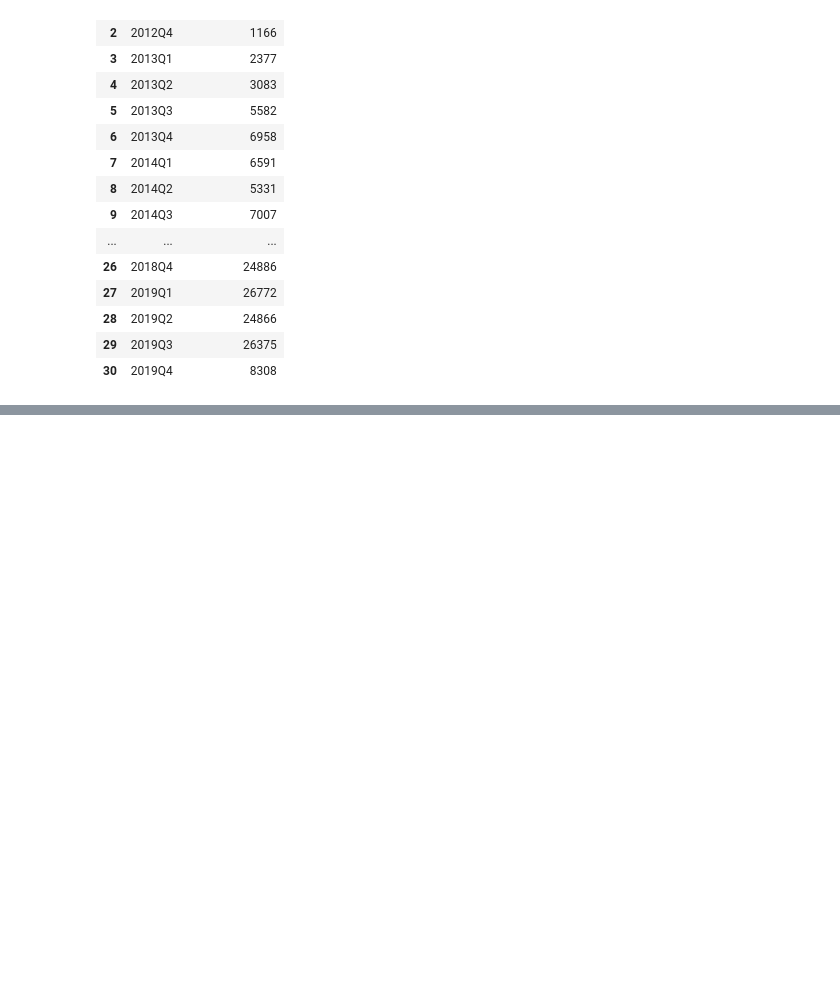
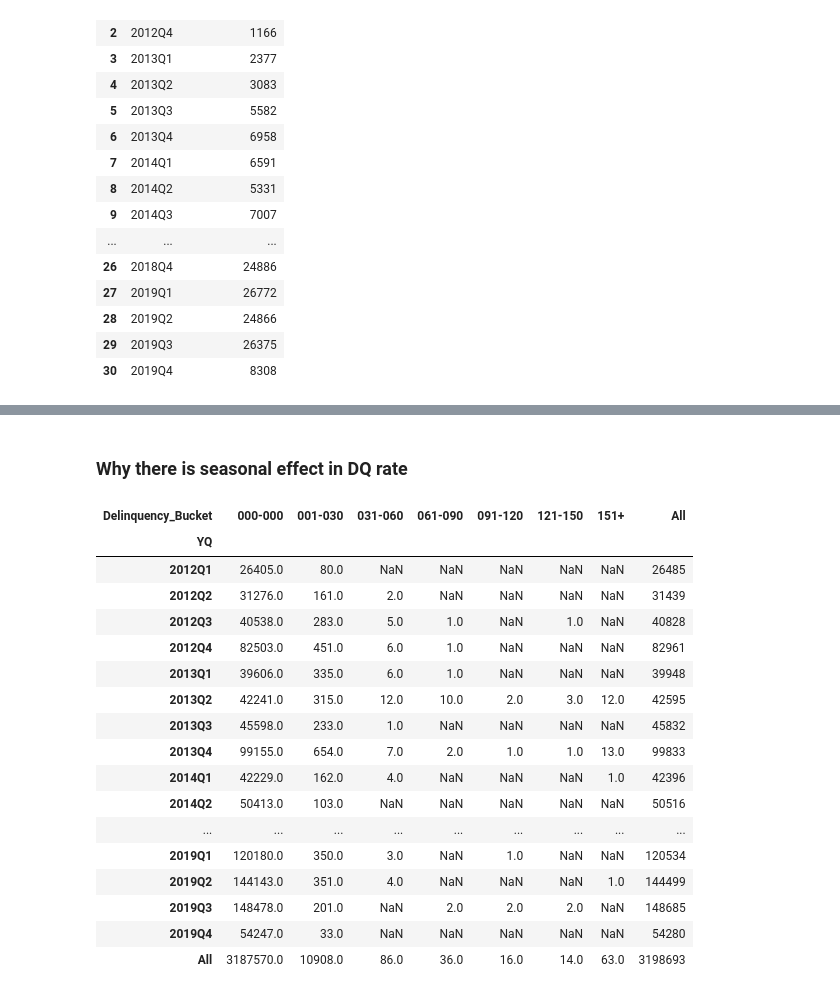
Before and after one commit to XuetingS/PP, a Jupyter notebook: src/12.09.ipynb, the cells around one changed output, grey strips where cells are left out. Cells and saved outputs as stored; diff of their text form; code cells hidden in the pictures; blank space fills up the shorter version.

```diff
--- a/src/12.09.ipynb
+++ b/src/12.09.ipynb
@@ -300,0 +483,2 @@ view
+# %% [markdown]
+### Why there is seasonal effect in DQ rate
@@ -300,0 +487,23 @@ view
+# %%
+# New Order volume by Y-Q
+Perf[Perf['Payment_Order'] == 1].pivot_table(
+    values='Unique_Order_ID', index='YQ', columns='Delinquency_Bucket', aggfunc='count', margins=True)
+# %% [output]
+| Delinquency_Bucket | 000-000 | 001-030 | 031-060 | 061-090 | 091-120 | 121-150 | 151+ | All |
+| YQ |  |  |  |  |  |  |  |  |
+| 2012Q1 | 26405.0 | 80.0 | NaN | NaN | NaN | NaN | NaN | 26485 |
+| 2012Q2 | 31276.0 | 161.0 | 2.0 | NaN | NaN | NaN | NaN | 31439 |
+| 2012Q3 | 40538.0 | 283.0 | 5.0 | 1.0 | NaN | 1.0 | NaN | 40828 |
+| 2012Q4 | 82503.0 | 451.0 | 6.0 | 1.0 | NaN | NaN | NaN | 82961 |
+| 2013Q1 | 39606.0 | 335.0 | 6.0 | 1.0 | NaN | NaN | NaN | 39948 |
+| 2013Q2 | 42241.0 | 315.0 | 12.0 | 10.0 | 2.0 | 3.0 | 12.0 | 42595 |
+| 2013Q3 | 45598.0 | 233.0 | 1.0 | NaN | NaN | NaN | NaN | 45832 |
+| 2013Q4 | 99155.0 | 654.0 | 7.0 | 2.0 | 1.0 | 1.0 | 13.0 | 99833 |
+| 2014Q1 | 42229.0 | 162.0 | 4.0 | NaN | NaN | NaN | 1.0 | 42396 |
+| 2014Q2 | 50413.0 | 103.0 | NaN | NaN | NaN | NaN | NaN | 50516 |
+| ... | ... | ... | ... | ... | ... | ... | ... | ... |
+| 2019Q1 | 120180.0 | 350.0 | 3.0 | NaN | 1.0 | NaN | NaN | 120534 |
+| 2019Q2 | 144143.0 | 351.0 | 4.0 | NaN | NaN | NaN | 1.0 | 144499 |
+| 2019Q3 | 148478.0 | 201.0 | NaN | 2.0 | 2.0 | 2.0 | NaN | 148685 |
+| 2019Q4 | 54247.0 | 33.0 | NaN | NaN | NaN | NaN | NaN | 54280 |
+| All | 3187570.0 | 10908.0 | 86.0 | 36.0 | 16.0 | 14.0 | 63.0 | 3198693 |
```
Also changed, not shown: parts of 35 cells of this notebook.
